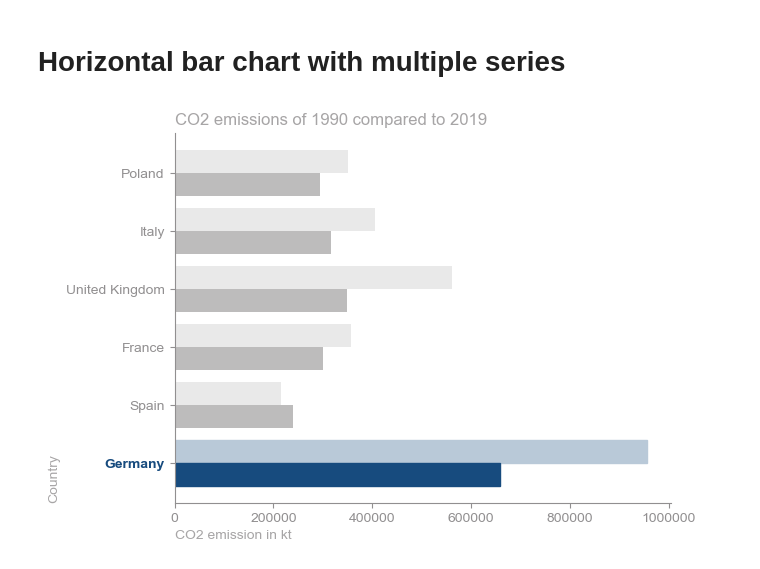
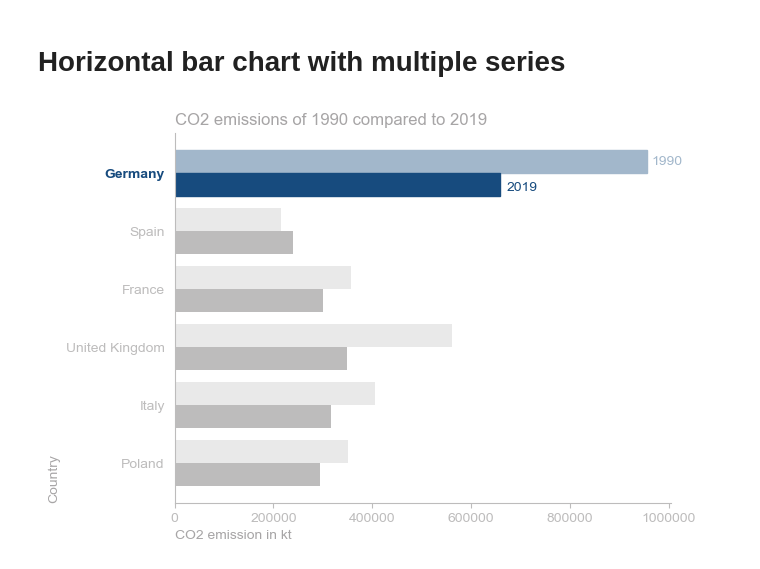
Before and after one commit to gitseti/data-visualizations, a Jupyter notebook: horizontal-bar/bar.ipynb, the cells around one changed output. Drawn from its saved outputs; the diff is of its cells as text; code cells hidden in the pictures.

```diff
--- a/horizontal-bar/bar.ipynb
+++ b/horizontal-bar/bar.ipynb
@@ -93,32 +93,34 @@ plt.show()
 # %%
 ax = plt.subplot()
 
 y_axis = np.arange(len(emissions_of_1990))
-bar_1990 = ax.barh(y_axis + 0.2, emissions_of_1990.value, color=GRAY[9], height=0.4)
-bar_2019 = ax.barh(y_axis - 0.2, emissions_of_2019.value, color=GRAY[7], height=0.4)
+bar_1990 = ax.barh(y_axis + 0.2, emissions_of_1990.value[::-1], color=GRAY[9], height=0.4)
+bar_2019 = ax.barh(y_axis - 0.2, emissions_of_2019.value[::-1], color=GRAY[7], height=0.4)
 
-plt.yticks(y_axis, emissions_of_1990.country_name)
+plt.yticks(y_axis, emissions_of_1990.country_name[::-1])
 
 ax.set_title("CO2 emissions of 1990 compared to 2019", loc="left", color=GRAY[6])
 
 ax.spines['top'].set_visible(False)
 ax.spines['right'].set_visible(False)
-ax.spines['bottom'].set_color(GRAY[5])
-ax.spines['left'].set_color(GRAY[5])
+ax.spines['bottom'].set_color(GRAY[7])
+ax.spines['left'].set_color(GRAY[7])
 
-ax.tick_params(axis='x', colors=GRAY[5], which='both')
-ax.tick_params(axis='y', colors=GRAY[5], which='both')
+ax.tick_params(axis='x', colors=GRAY[7], which='both')
+ax.tick_params(axis='y', colors=GRAY[7], which='both', left=False)
 
 ax.set_xlabel('CO2 emission in kt', loc='left', color=GRAY[6])
 ax.set_ylabel('Country', loc='bottom', color=GRAY[6])
 
 ax.ticklabel_format(useOffset=False, style='plain', axis='x')
 
-bar_1990[0].set_color(BLUE[7])
-bar_2019[0].set_color(BLUE[0])
-ax.get_yticklabels()[0].set_color(BLUE[0])
-ax.get_yticklabels()[0].set_fontweight('bold')
+bar_1990[-1].set_color(BLUE[6])
+bar_2019[-1].set_color(BLUE[0])
+ax.get_yticklabels()[-1].set_color(BLUE[0])
+ax.get_yticklabels()[-1].set_fontweight('bold')
+ax.annotate("1990", xy=(emissions_of_1990.value.iloc[0] * 1.01, y_axis[-1] * 1.03), xycoords="data", color=BLUE[6])
+ax.annotate("2019", xy=(emissions_of_2019.value.iloc[0] * 1.02, (y_axis[-1] - 0.2) * 0.98), xycoords="data", color=BLUE[0])
 
 plt.show()
 # %% [output]
-[figure, old version]
+[figure, new version]
```
Also changed, not shown: parts of 1 cell of this notebook, 1 other file.
